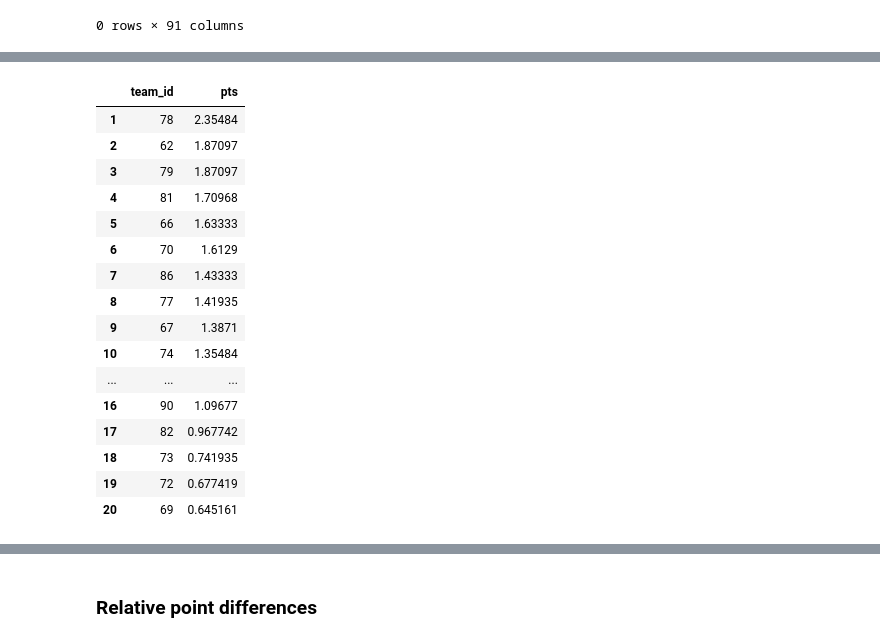
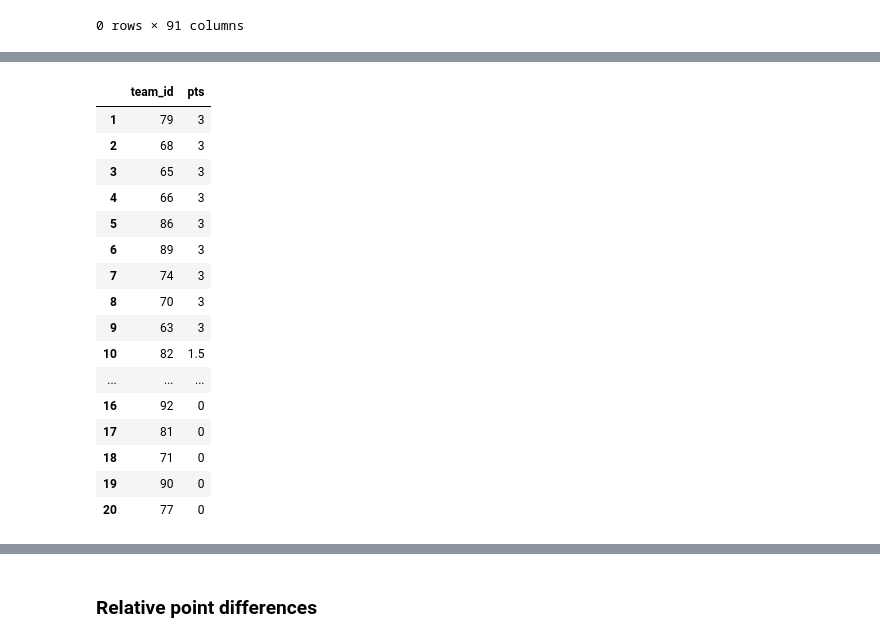
Before and after one commit to michapries/bachelors-thesis, a Jupyter notebook: data_extraction.ipynb, the cells around one changed output, grey strips where cells are left out. Drawn from its saved outputs; the diff is of its cells as text; code cells hidden in the pictures.

```diff
--- a/data_extraction.ipynb
+++ b/data_extraction.ipynb
@@ -954,20 +952,20 @@ get_cur_standings_old(9, 24, 'D1', 6083)
 # %%
-get_cur_standings(5, 'I1', 8000)
+get_cur_standings(6, 'I1', 8085)
 # %% [output]
 |  | team_id | pts |
-| 1 | 78 | 2.35484 |
-| 2 | 62 | 1.87097 |
-| 3 | 79 | 1.87097 |
-| 4 | 81 | 1.70968 |
-| 5 | 66 | 1.63333 |
-| 6 | 70 | 1.6129 |
-| 7 | 86 | 1.43333 |
-| 8 | 77 | 1.41935 |
-| 9 | 67 | 1.3871 |
-| 10 | 74 | 1.35484 |
+| 1 | 79 | 3 |
+| 2 | 68 | 3 |
+| 3 | 65 | 3 |
+| 4 | 66 | 3 |
+| 5 | 86 | 3 |
+| 6 | 89 | 3 |
+| 7 | 74 | 3 |
+| 8 | 70 | 3 |
+| 9 | 63 | 3 |
+| 10 | 82 | 1.5 |
 | ... | ... | ... |
-| 16 | 90 | 1.09677 |
-| 17 | 82 | 0.967742 |
-| 18 | 73 | 0.741935 |
-| 19 | 72 | 0.677419 |
-| 20 | 69 | 0.645161 |
+| 16 | 92 | 0 |
+| 17 | 81 | 0 |
+| 18 | 71 | 0 |
+| 19 | 90 | 0 |
+| 20 | 77 | 0 |
```
Also changed, not shown: parts of 6 cells of this notebook, 1 other file.
